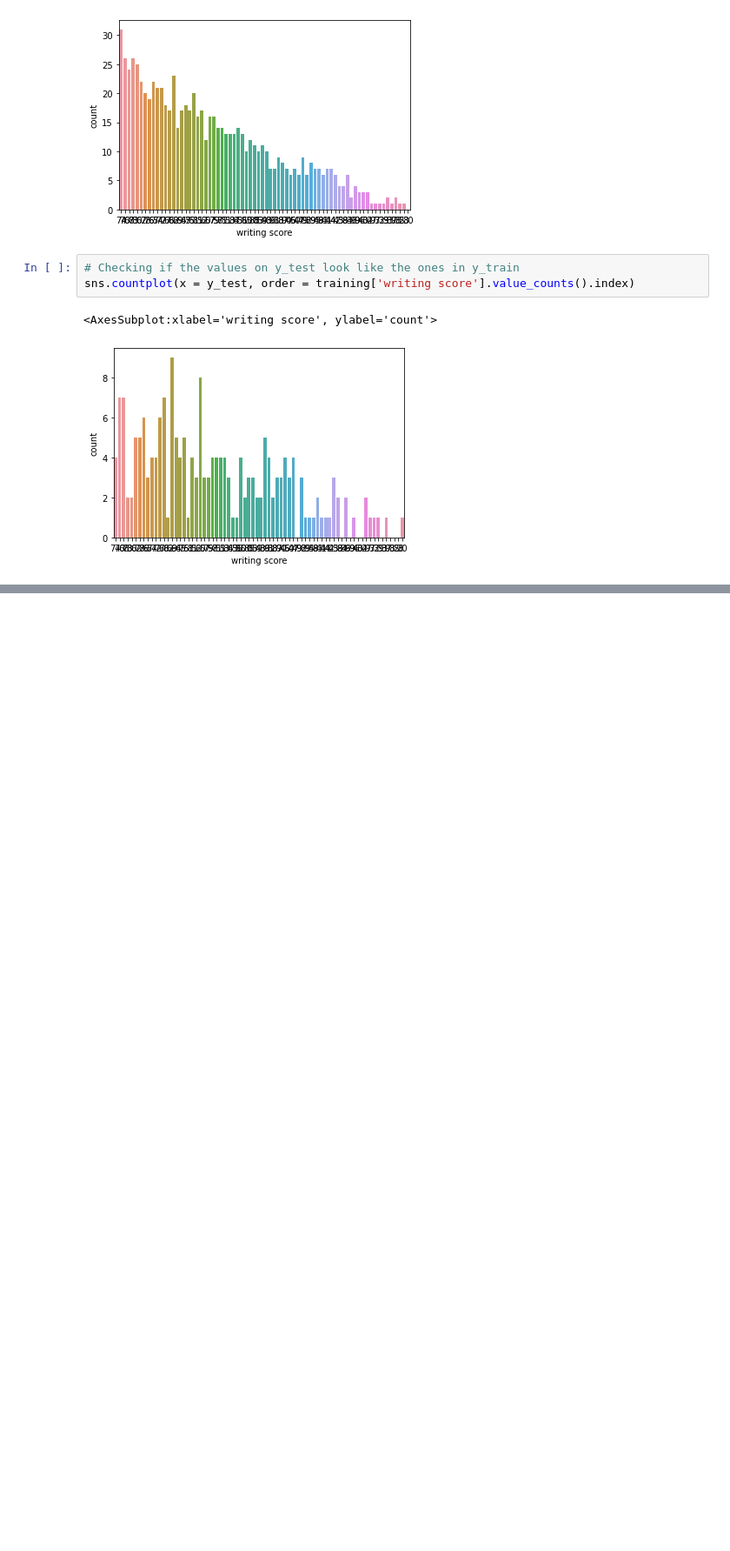
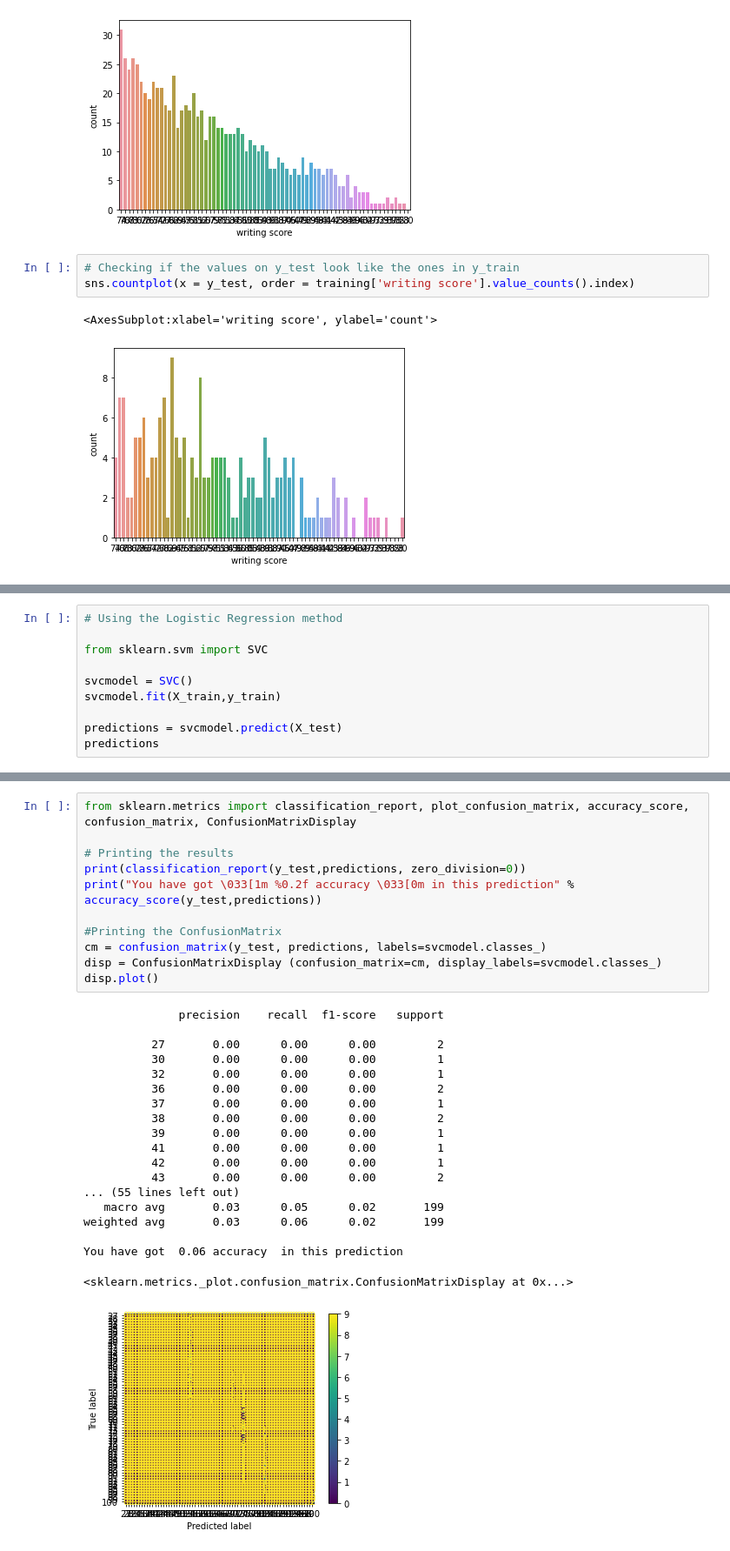
Before and after one commit to 154Nacho/DAA, a Jupyter notebook: students/tp2DAA.ipynb, the cells around one changed output, grey strips where cells are left out. Shown at 87% size. Cells and saved outputs as stored; diff of their text form; blank space fills up the shorter version.

```diff
--- a/students/tp2DAA.ipynb
+++ b/students/tp2DAA.ipynb
@@ -247,0 +349,10 @@ set(y_test) - set(predictions)
+# %%
+# Using the Logistic Regression method
+
+from sklearn.svm import SVC
+
+svcmodel = SVC()
+svcmodel.fit(X_train,y_train)
+
+predictions = svcmodel.predict(X_test)
+predictions
@@ -247,0 +376,31 @@ set(y_test) - set(predictions)
+# %%
+from sklearn.metrics import classification_report, plot_confusion_matrix, accuracy_score, confusion_matrix, ConfusionMatrixDisplay
+
+# Printing the results
+print(classification_report(y_test,predictions, zero_division=0))
+print("You have got \033[1m %0.2f accuracy \033[0m in this prediction" % accuracy_score(y_test,predictions))
+
+#Printing the ConfusionMatrix
+cm = confusion_matrix(y_test, predictions, labels=svcmodel.classes_)
+disp = ConfusionMatrixDisplay (confusion_matrix=cm, display_labels=svcmodel.classes_)
+disp.plot()
+# %% [output]
+              precision    recall  f1-score   support
+
+          27       0.00      0.00      0.00         2
+          30       0.00      0.00      0.00         1
+          32       0.00      0.00      0.00         1
+          36       0.00      0.00      0.00         2
+          37       0.00      0.00      0.00         1
+          38       0.00      0.00      0.00         2
+          39       0.00      0.00      0.00         1
+          41       0.00      0.00      0.00         1
+          42       0.00      0.00      0.00         1
+          43       0.00      0.00      0.00         2
+... (55 lines left out)
+   macro avg       0.03      0.05      0.02       199
+weighted avg       0.03      0.06      0.02       199
+
+You have got  0.06 accuracy  in this prediction
+<sklearn.metrics._plot.confusion_matrix.ConfusionMatrixDisplay at 0x...>
+[figure, added]
```
Also changed, not shown: parts of 7 cells of this notebook.
